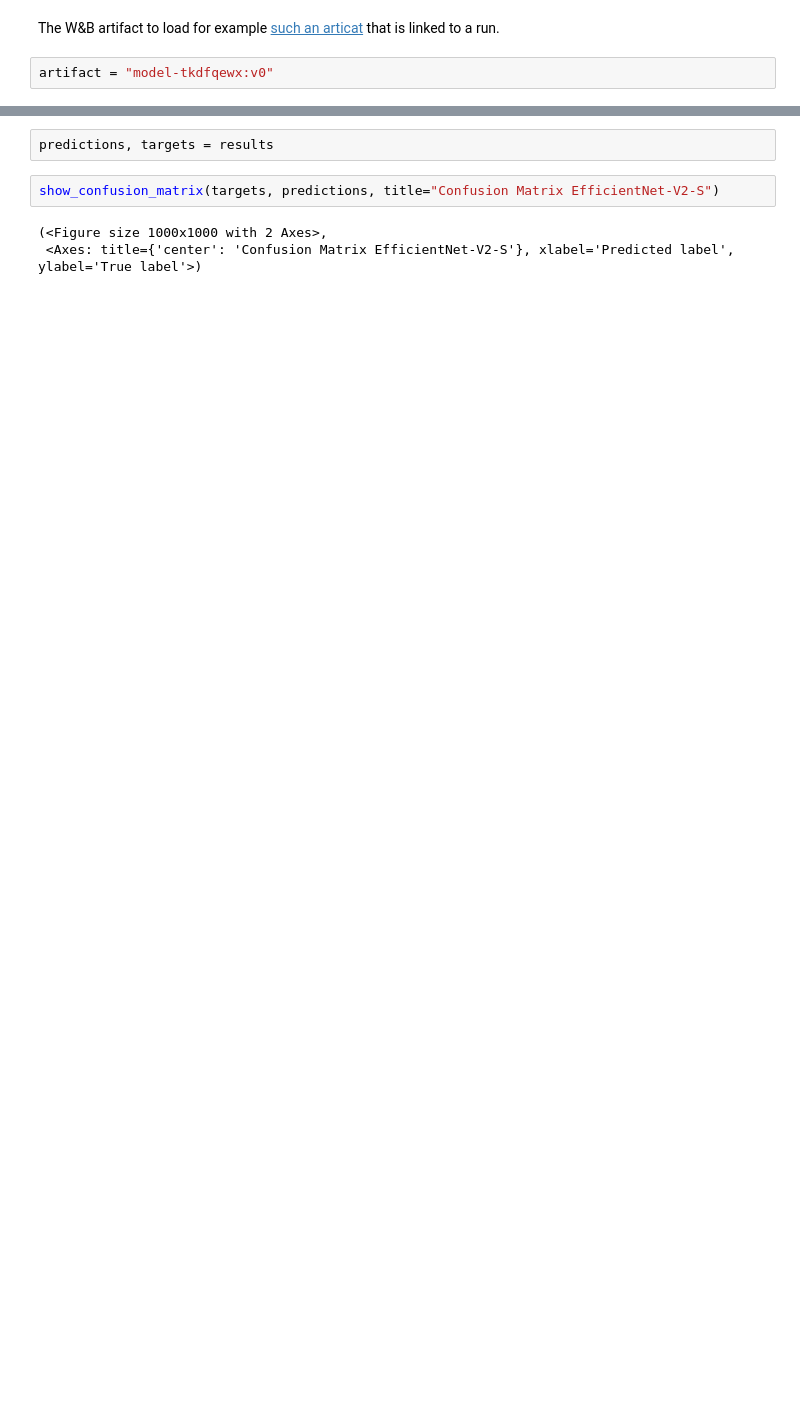
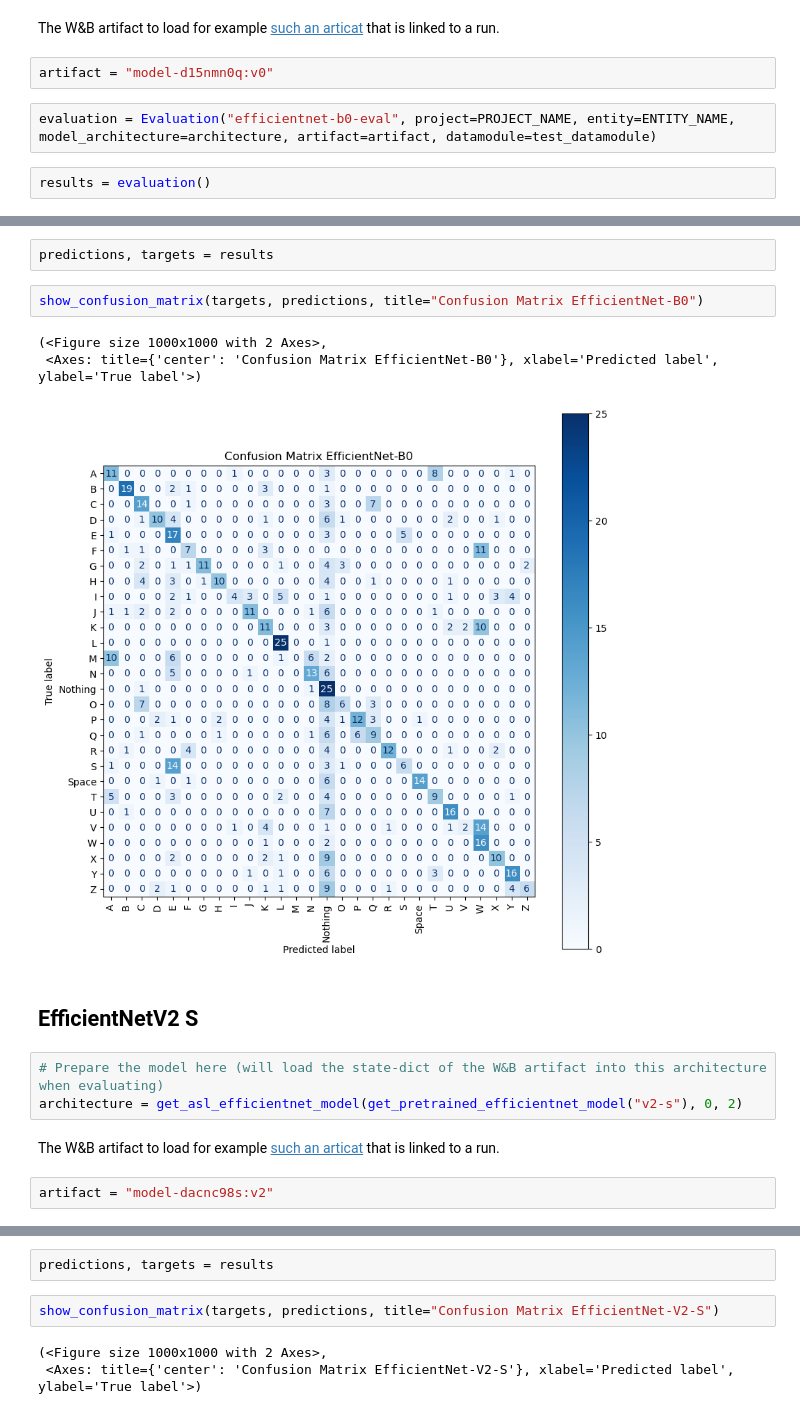
Before and after one commit to V8-Luky/dspro2, a Jupyter notebook: efficientnet.ipynb, the cells around one changed output, grey strips where cells are left out. Saved outputs shown, nothing was run; the diff lists cells and outputs as text; blank space fills up the shorter version.

Commit message:
Run evaluations for EfficientNet, EfficientNet V2 & ResNet (#70)

```diff
--- a/efficientnet.ipynb
+++ b/efficientnet.ipynb
@@ -366,4 +390,8 @@ architecture = get_asl_efficientnet_model(get_pretrained_efficientnet_model("v2-
 # %% [markdown]
 The W&B artifact to load for example [such an articat](https://wandb.ai/dspro2-silent-speech/silent-speech/artifacts/model/model-tkdfqewx/v0) that is linked to a run.
 # %%
-artifact = "model-tkdfqewx:v0"
+artifact = "model-d15nmn0q:v0"
+# %%
+evaluation = Evaluation("efficientnet-b0-eval", project=PROJECT_NAME, entity=ENTITY_NAME, model_architecture=architecture, artifact=artifact, datamodule=test_datamodule)
+# %%
+results = evaluation()
@@ -370 +426,18 @@ artifact = "model-tkdfqewx:v0"
+# %%
+predictions, targets = results
+# %%
+show_confusion_matrix(targets, predictions, title="Confusion Matrix EfficientNet-B0")
+# %% [output]
+(<Figure size 1000x1000 with 2 Axes>,
+ <Axes: title={'center': 'Confusion Matrix EfficientNet-B0'}, xlabel='Predicted label', ylabel='True label'>)
+[figure, added]
+# %% [markdown]
+## EfficientNetV2 S
+# %%
+# Prepare the model here (will load the state-dict of the W&B artifact into this architecture when evaluating)
+architecture = get_asl_efficientnet_model(get_pretrained_efficientnet_model("v2-s"), 0, 2)
+# %% [markdown]
+The W&B artifact to load for example [such an articat](https://wandb.ai/dspro2-silent-speech/silent-speech/artifacts/model/model-tkdfqewx/v0) that is linked to a run.
+# %%
+artifact = "model-dacnc98s:v2"
 # %%
```
Also changed, not shown: parts of 19 cells of this notebook, 1 other file.
